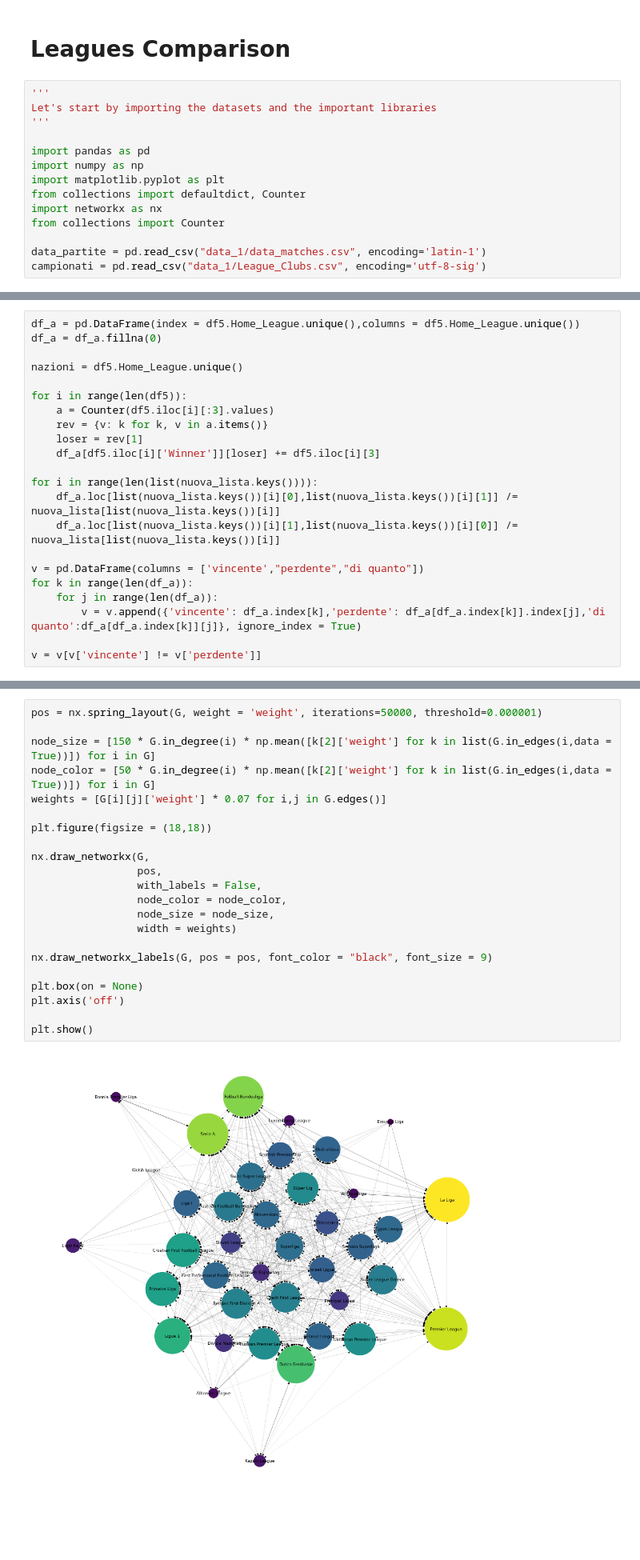
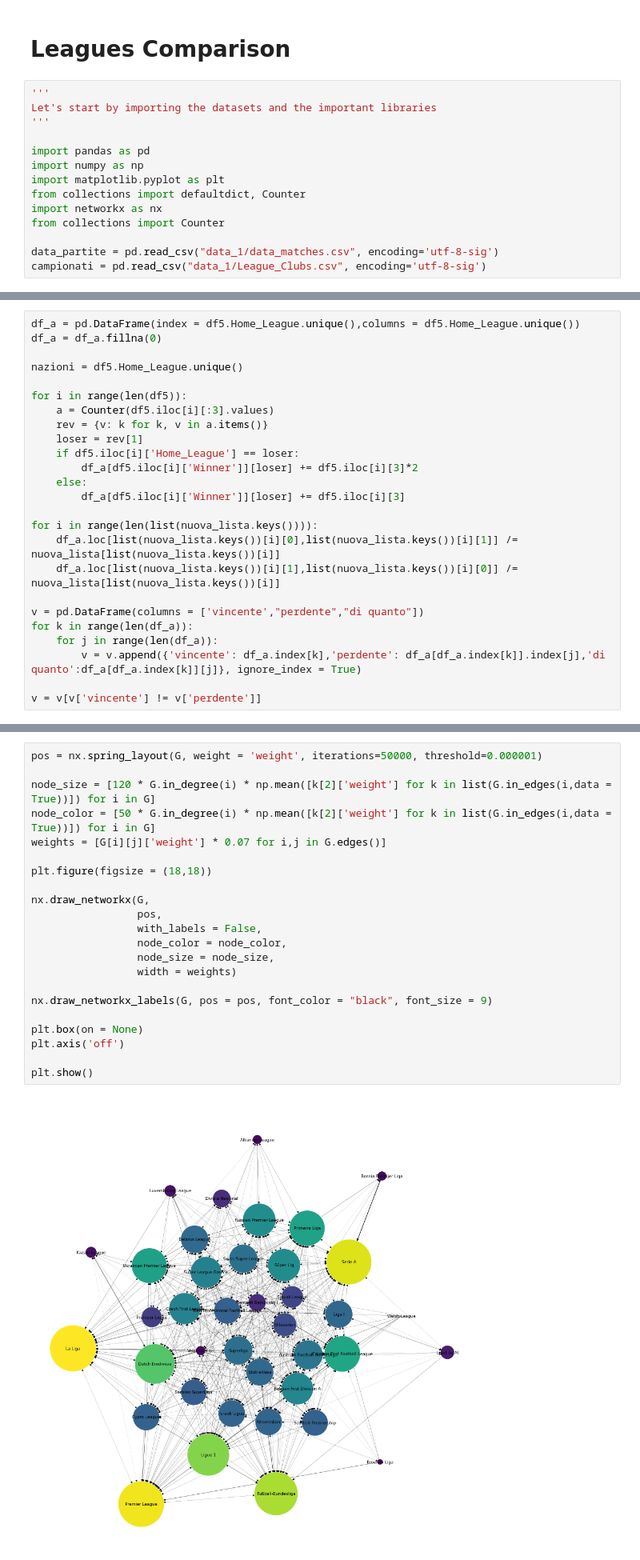
Before and after one commit to Alberto199810/Master-s-thesis-Moneyball-II, a Jupyter notebook: Datasets/Leagues Comparison/Leagues Comparisonator.ipynb, the cells around one changed output, grey strips where cells are left out. Shown at 80% size. Cells and saved outputs as stored; diff of their text form; blank space fills up the shorter version.

```diff
--- a/Datasets/Leagues Comparison/Leagues Comparisonator.ipynb
+++ b/Datasets/Leagues Comparison/Leagues Comparisonator.ipynb
@@ -12,7 +12,7 @@ from collections import defaultdict, Counter
 import networkx as nx
 from collections import Counter
 
-data_partite = pd.read_csv("data_1/data_matches.csv", encoding='latin-1')
+data_partite = pd.read_csv("data_1/data_matches.csv", encoding='utf-8-sig')
 campionati = pd.read_csv("data_1/League_Clubs.csv", encoding='utf-8-sig')
 # %%
 def transformation(dataset, column, retain, new_col_names):
@@ -55,7 +55,10 @@ for i in range(len(df5)):
     a = Counter(df5.iloc[i][:3].values)
     rev = {v: k for k, v in a.items()}
     loser = rev[1]
-    df_a[df5.iloc[i]['Winner']][loser] += df5.iloc[i][3]
+    if df5.iloc[i]['Home_League'] == loser:
+        df_a[df5.iloc[i]['Winner']][loser] += df5.iloc[i][3]*2
+    else:
+        df_a[df5.iloc[i]['Winner']][loser] += df5.iloc[i][3]
 
 for i in range(len(list(nuova_lista.keys()))):
     df_a.loc[list(nuova_lista.keys())[i][0],list(nuova_lista.keys())[i][1]] /= nuova_lista[list(nuova_lista.keys())[i]]
@@ -84,27 +107,27 @@ InEdgeDataView([('Swiss Super League', 'Super League Greece', {'weight': 2.42857
 # %%
 pos = nx.spring_layout(G, weight = 'weight', iterations=50000, threshold=0.000001)
 
-node_size = [150 * G.in_degree(i) * np.mean([k[2]['weight'] for k in list(G.in_edges(i,data = True))]) for i in G]
+node_size = [120 * G.in_degree(i) * np.mean([k[2]['weight'] for k in list(G.in_edges(i,data = True))]) for i in G]
 node_color = [50 * G.in_degree(i) * np.mean([k[2]['weight'] for k in list(G.in_edges(i,data = True))]) for i in G]
 weights = [G[i][j]['weight'] * 0.07 for i,j in G.edges()]
 
 plt.figure(figsize = (18,18))
 
 nx.draw_networkx(G,
                  pos,
                  with_labels = False,
                  node_color = node_color,
                  node_size = node_size,
                  width = weights)
 
 nx.draw_networkx_labels(G, pos = pos, font_color = "black", font_size = 9)
 
 plt.box(on = None)
 plt.axis('off')
 
 plt.show()
 # %% [output]
-[figure, old version]
+[figure, new version]
 # %%
 lista_j = [[i, np.mean([k[2]['weight'] for k in list(G.in_edges(i,data = True))])] for i in G]
 lista_j = [j for j in lista_j if ~np.isnan(j[1])]
```
Also changed, not shown: parts of 4 cells of this notebook, 25 other files.
